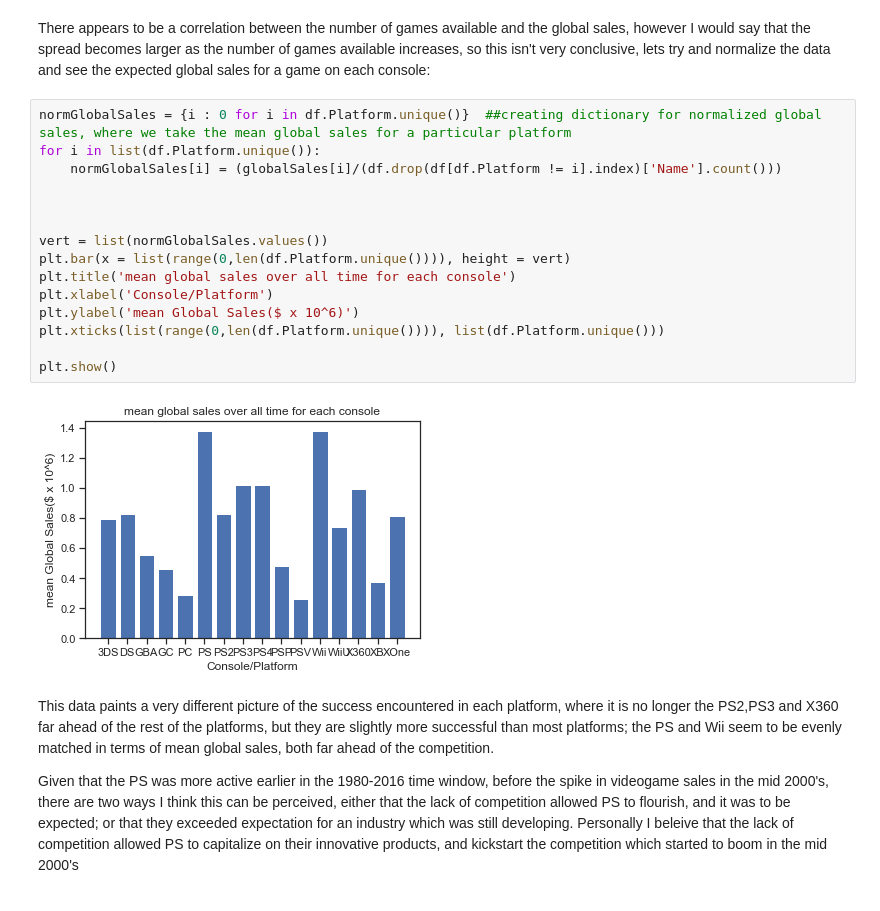
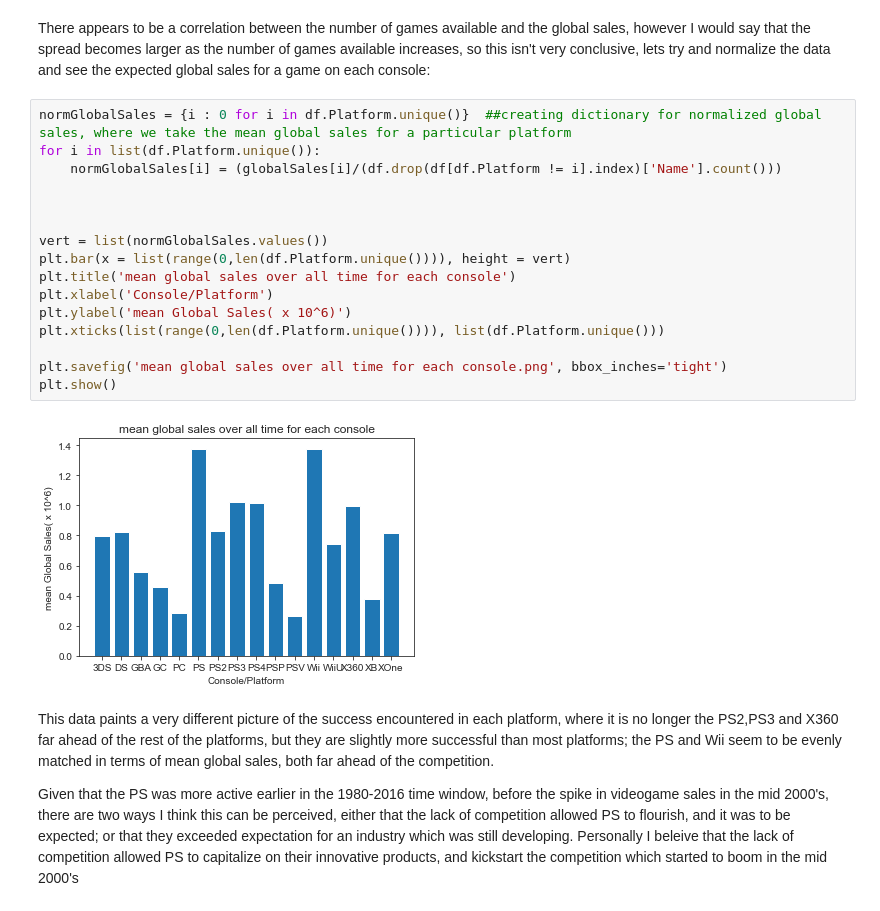
Before and after one commit to jacintoi/course-project-group_1019, a Jupyter notebook: analysis/Aidan/Milestone_2/EDA_gamesConsoles.ipynb, the cells around one changed output. Drawn from its saved outputs; the diff is of its cells as text.

Commit message:
saved all plots, removed $ error from sales numbers

```diff
--- a/analysis/Aidan/Milestone_2/EDA_gamesConsoles.ipynb
+++ b/analysis/Aidan/Milestone_2/EDA_gamesConsoles.ipynb
@@ -177,20 +182,21 @@ There appears to be a correlation between the number of games available and the
 # %%
 normGlobalSales = {i : 0 for i in df.Platform.unique()}  ##creating dictionary for normalized global sales, where we take the mean global sales for a particular platform
 for i in list(df.Platform.unique()):
     normGlobalSales[i] = (globalSales[i]/(df.drop(df[df.Platform != i].index)['Name'].count()))
 
 
 
 vert = list(normGlobalSales.values())
 plt.bar(x = list(range(0,len(df.Platform.unique()))), height = vert)
 plt.title('mean global sales over all time for each console')
 plt.xlabel('Console/Platform')
-plt.ylabel('mean Global Sales($ x 10^6)')
+plt.ylabel('mean Global Sales( x 10^6)')
 plt.xticks(list(range(0,len(df.Platform.unique()))), list(df.Platform.unique()))
 
+plt.savefig('mean global sales over all time for each console.png', bbox_inches='tight')
 plt.show()
 # %% [output]
-[figure, old version]
+[figure, new version]
 # %% [markdown]
 This data paints a very different picture of the success encountered in each platform, where it is no longer the PS2,PS3 and X360 far ahead of the rest of the platforms, but they are slightly more successful than most platforms; the PS and Wii seem to be evenly matched in terms of mean global sales, both far ahead of the competition.
 
```
Also changed, not shown: parts of 13 cells of this notebook, 12 other files.
